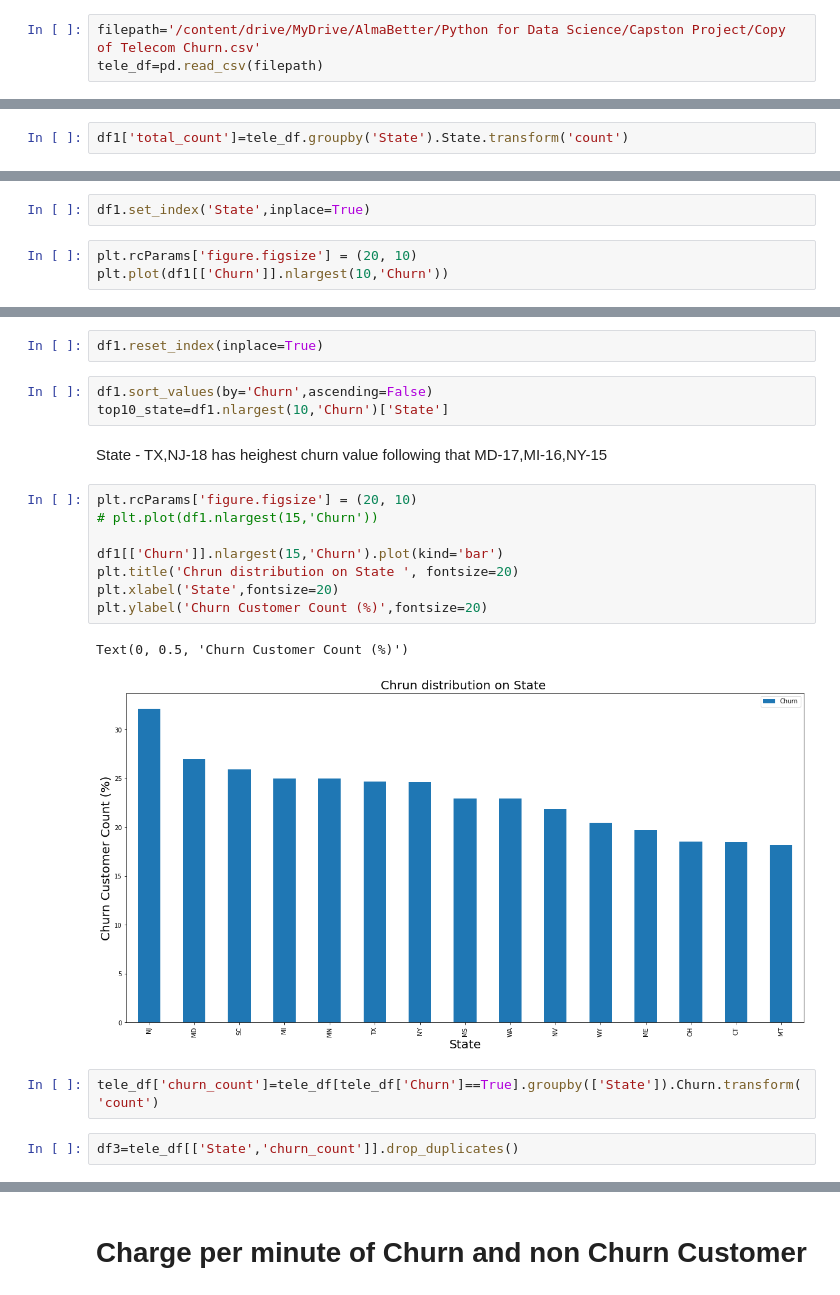
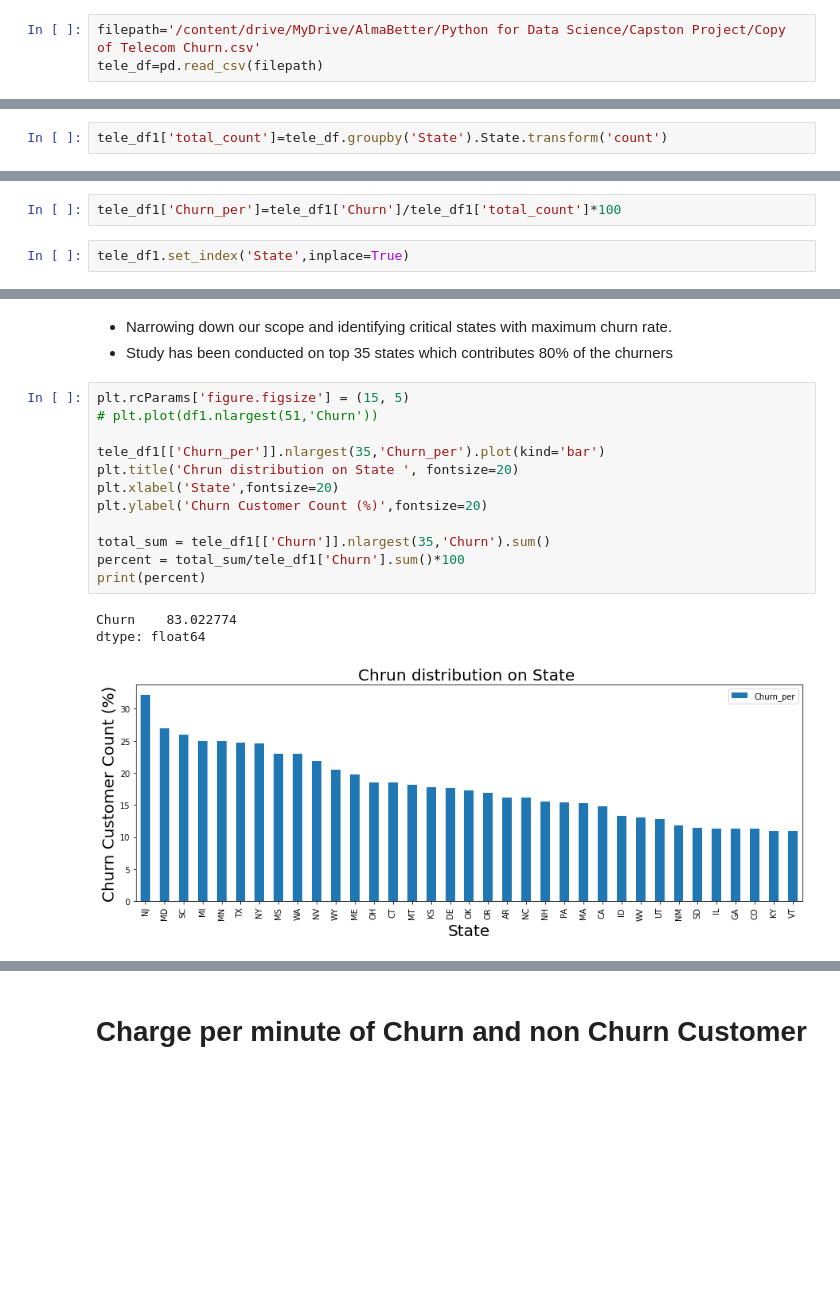
Before and after one commit to harrysharma/Telecom-Churn-Analysis, a Jupyter notebook: Copy_of_Telecom_Churn_Analysis_Capstone_Project.ipynb, the cells around one changed output, grey strips where cells are left out. Drawn from its saved outputs; the diff is of its cells as text; blank space fills up the shorter version.

```diff
--- a/Copy_of_Telecom_Churn_Analysis_Capstone_Project.ipynb
+++ b/Copy_of_Telecom_Churn_Analysis_Capstone_Project.ipynb
@@ -54,2 +96,2 @@ df1.sort_values(by='Churn')
 # %%
-df1['total_count']=tele_df.groupby('State').State.transform('count')
+tele_df1['total_count']=tele_df.groupby('State').State.transform('count')
@@ -58,5 +98,4 @@ df1['Churn']=df1['Churn']/df1['total_count']*100
+# %%
+tele_df1['Churn_per']=tele_df1['Churn']/tele_df1['total_count']*100
 # %%
-df1.set_index('State',inplace=True)
+tele_df1.set_index('State',inplace=True)
-# %%
-plt.rcParams['figure.figsize'] = (20, 10)
-plt.plot(df1[['Churn']].nlargest(10,'Churn'))
@@ -66,22 +102,19 @@ plt.plot(df1[['Churn']].nlargest(10,'Churn'))
-# %%
-df1.reset_index(inplace=True)
-# %%
-df1.sort_values(by='Churn',ascending=False)
-top10_state=df1.nlargest(10,'Churn')['State']
-# %% [markdown]
-State  - TX,NJ-18 has heighest churn value   following that MD-17,MI-16,NY-15
+# %% [markdown]
+* Narrowing down our scope and identifying critical states with maximum churn rate.
+* Study has been conducted on top 35 states which contributes 80% of the churners
 # %%
-plt.rcParams['figure.figsize'] = (20, 10)
-# plt.plot(df1.nlargest(15,'Churn'))
+plt.rcParams['figure.figsize'] = (15, 5)
+# plt.plot(df1.nlargest(51,'Churn'))
 
-df1[['Churn']].nlargest(15,'Churn').plot(kind='bar')
+tele_df1[['Churn_per']].nlargest(35,'Churn_per').plot(kind='bar')
 plt.title('Chrun distribution on State ', fontsize=20)
 plt.xlabel('State',fontsize=20)
 plt.ylabel('Churn Customer Count (%)',fontsize=20)
+
+total_sum = tele_df1[['Churn']].nlargest(35,'Churn').sum()
+percent = total_sum/tele_df1['Churn'].sum()*100
+print(percent)
 # %% [output]
-Text(0, 0.5, 'Churn Customer Count (%)')
+Churn    83.022774
+dtype: float64
-[figure, old version]
+[figure, new version]
-# %%
-tele_df['churn_count']=tele_df[tele_df['Churn']==True].groupby(['State']).Churn.transform('count')
-# %%
-df3=tele_df[['State','churn_count']].drop_duplicates()
```
Also changed, not shown: parts of 107 cells of this notebook.
